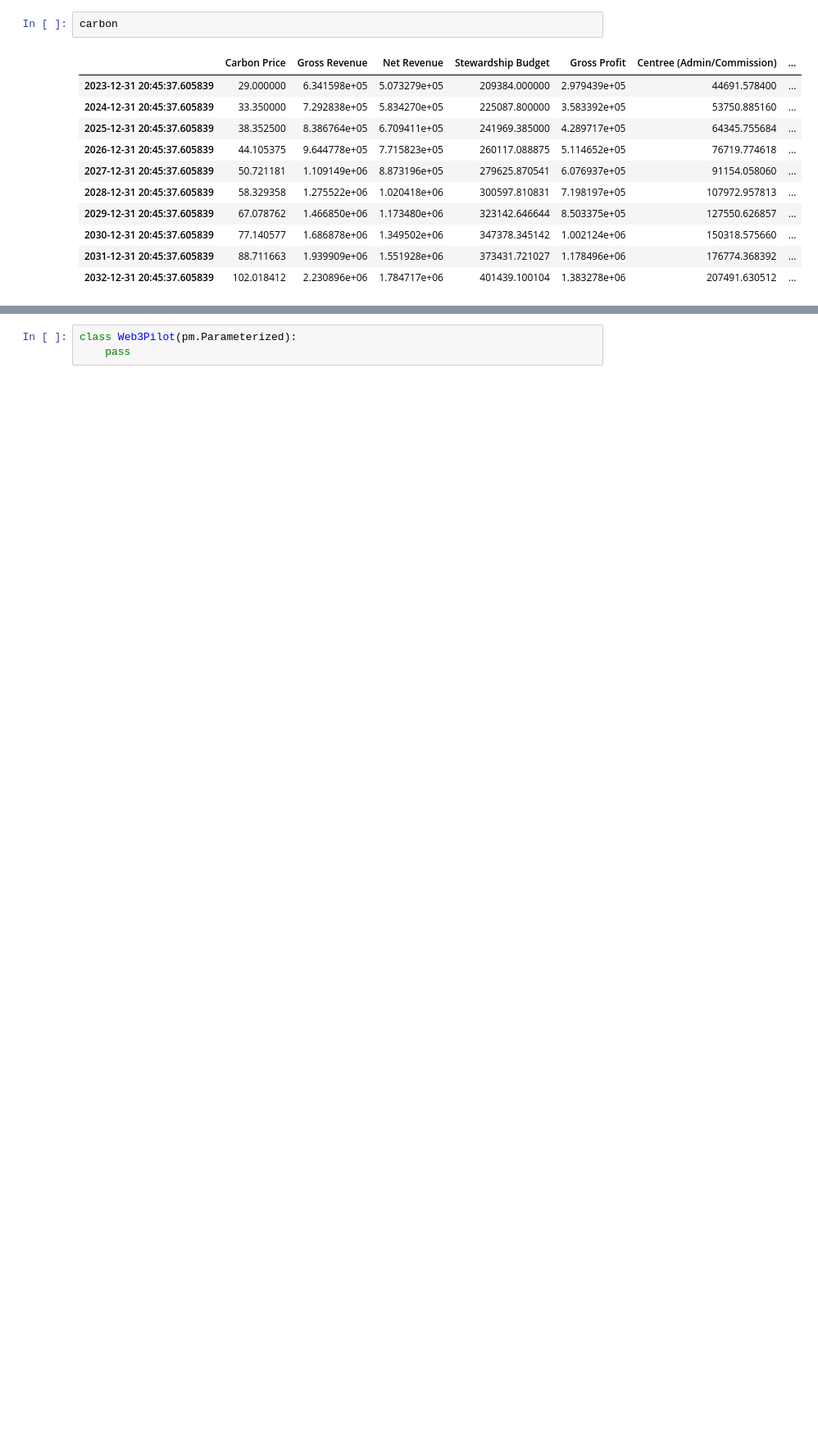
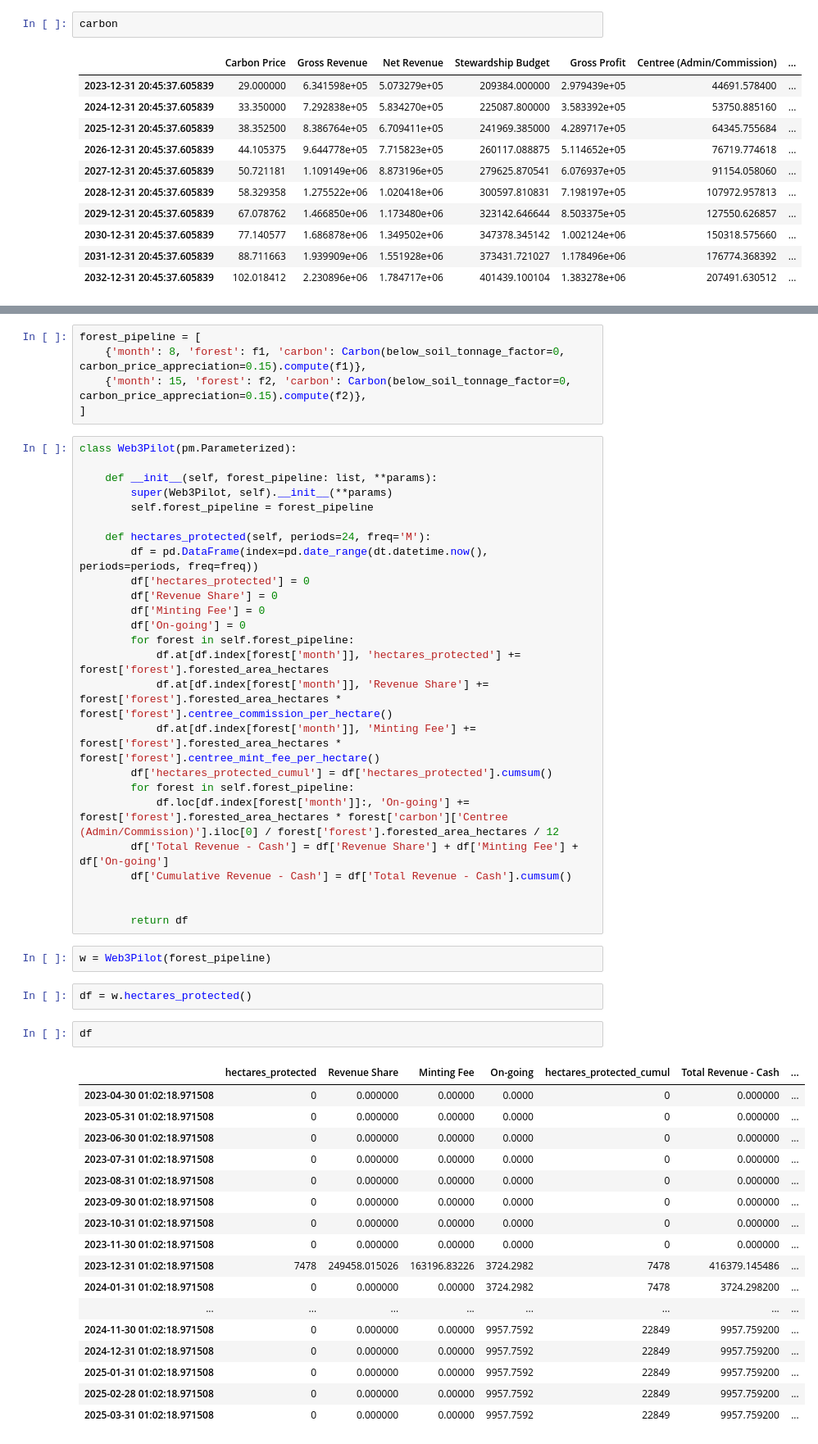
Before and after one commit to longtailfinancial/centree-tokenomics, a Jupyter notebook: Notebooks/Web3Pilot.ipynb, the cells around one changed output, grey strips where cells are left out. Shown at 82% size. Cells and saved outputs as stored; diff of their text form; blank space fills up the shorter version.

Commit message:
Progress on web3pilot.

```diff
--- a/Notebooks/Web3Pilot.ipynb
+++ b/Notebooks/Web3Pilot.ipynb
@@ -70,3 +68,54 @@ carbon
+# %%
+forest_pipeline = [
+    {'month': 8, 'forest': f1, 'carbon': Carbon(below_soil_tonnage_factor=0, carbon_price_appreciation=0.15).compute(f1)},
+    {'month': 15, 'forest': f2, 'carbon': Carbon(below_soil_tonnage_factor=0, carbon_price_appreciation=0.15).compute(f2)},
+]
 # %%
 class Web3Pilot(pm.Parameterized):
-    pass
+
+    def __init__(self, forest_pipeline: list, **params):
+        super(Web3Pilot, self).__init__(**params)
+        self.forest_pipeline = forest_pipeline
+
+    def hectares_protected(self, periods=24, freq='M'):
+        df = pd.DataFrame(index=pd.date_range(dt.datetime.now(), periods=periods, freq=freq))
+        df['hectares_protected'] = 0
+        df['Revenue Share'] = 0
+        df['Minting Fee'] = 0
+        df['On-going'] = 0
+        for forest in self.forest_pipeline:
+            df.at[df.index[forest['month']], 'hectares_protected'] += forest['forest'].forested_area_hectares
+            df.at[df.index[forest['month']], 'Revenue Share'] += forest['forest'].forested_area_hectares * forest['forest'].centree_commission_per_hectare()
+            df.at[df.index[forest['month']], 'Minting Fee'] += forest['forest'].forested_area_hectares * forest['forest'].centree_mint_fee_per_hectare()
+        df['hectares_protected_cumul'] = df['hectares_protected'].cumsum()
+        for forest in self.forest_pipeline:
+            df.loc[df.index[forest['month']]:, 'On-going'] += forest['forest'].forested_area_hectares * forest['carbon']['Centree (Admin/Commission)'].iloc[0] / forest['forest'].forested_area_hectares / 12
+        df['Total Revenue - Cash'] = df['Revenue Share'] + df['Minting Fee'] + df['On-going']
+        df['Cumulative Revenue - Cash'] = df['Total Revenue - Cash'].cumsum()
+
+
+        return df
+# %%
+w = Web3Pilot(forest_pipeline)
+# %%
+df = w.hectares_protected()
+# %%
+df
+# %% [output]
+|  | hectares_protected | Revenue Share | Minting Fee | On-going | hectares_protected_cumul | Total Revenue - Cash | ... |
+| 2023-04-30 01:02:18.971508 | 0 | 0.000000 | 0.00000 | 0.0000 | 0 | 0.000000 | ... |
+| 2023-05-31 01:02:18.971508 | 0 | 0.000000 | 0.00000 | 0.0000 | 0 | 0.000000 | ... |
+| 2023-06-30 01:02:18.971508 | 0 | 0.000000 | 0.00000 | 0.0000 | 0 | 0.000000 | ... |
+| 2023-07-31 01:02:18.971508 | 0 | 0.000000 | 0.00000 | 0.0000 | 0 | 0.000000 | ... |
+| 2023-08-31 01:02:18.971508 | 0 | 0.000000 | 0.00000 | 0.0000 | 0 | 0.000000 | ... |
+| 2023-09-30 01:02:18.971508 | 0 | 0.000000 | 0.00000 | 0.0000 | 0 | 0.000000 | ... |
+| 2023-10-31 01:02:18.971508 | 0 | 0.000000 | 0.00000 | 0.0000 | 0 | 0.000000 | ... |
+| 2023-11-30 01:02:18.971508 | 0 | 0.000000 | 0.00000 | 0.0000 | 0 | 0.000000 | ... |
+| 2023-12-31 01:02:18.971508 | 7478 | 249458.015026 | 163196.83226 | 3724.2982 | 7478 | 416379.145486 | ... |
+| 2024-01-31 01:02:18.971508 | 0 | 0.000000 | 0.00000 | 3724.2982 | 7478 | 3724.298200 | ... |
+| ... | ... | ... | ... | ... | ... | ... | ... |
+| 2024-11-30 01:02:18.971508 | 0 | 0.000000 | 0.00000 | 9957.7592 | 22849 | 9957.759200 | ... |
+| 2024-12-31 01:02:18.971508 | 0 | 0.000000 | 0.00000 | 9957.7592 | 22849 | 9957.759200 | ... |
+| 2025-01-31 01:02:18.971508 | 0 | 0.000000 | 0.00000 | 9957.7592 | 22849 | 9957.759200 | ... |
+| 2025-02-28 01:02:18.971508 | 0 | 0.000000 | 0.00000 | 9957.7592 | 22849 | 9957.759200 | ... |
+| 2025-03-31 01:02:18.971508 | 0 | 0.000000 | 0.00000 | 9957.7592 | 22849 | 9957.759200 | ... |
```
Also changed, not shown: parts of 4 cells of this notebook, 1 other file.
